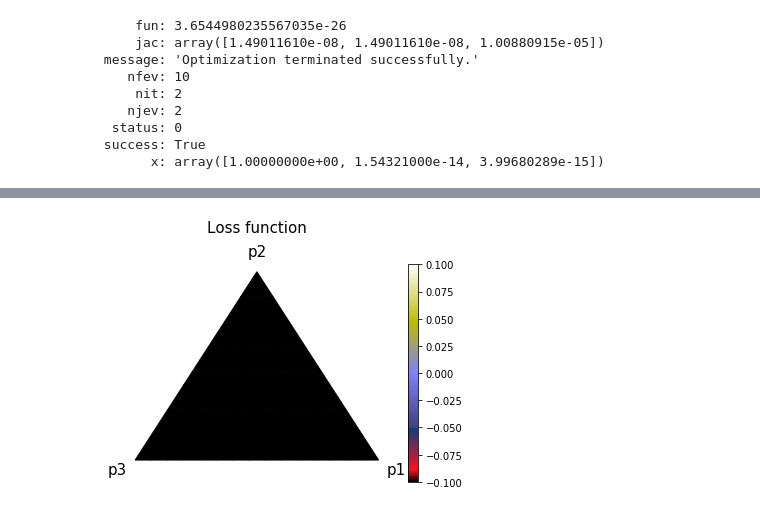
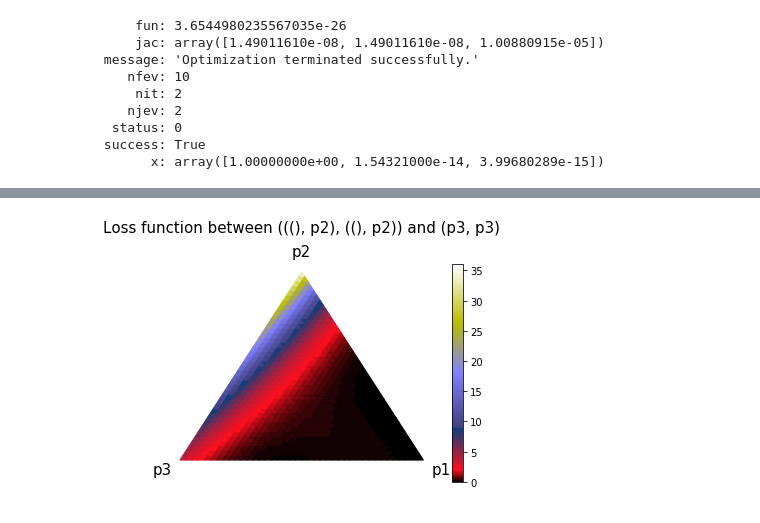
Before and after one commit to lucieperrotta/DCML, a Jupyter notebook: Pipeline.ipynb, the cells around one changed output, grey strips where cells are left out. Cells and saved outputs as stored; diff of their text form; code cells hidden in the pictures.

```diff
--- a/Pipeline.ipynb
+++ b/Pipeline.ipynb
@@ -395,0 +398,9 @@ minimize(cost_f2, x0, bounds=bnds, constraints=cons)
+# %%
+# templates have to be set as global variables (since they're not to be minimized)
+def cost_f(p):
+    p1=p[0]
+    p2=p[1]
+    p3=p[2]
+    return ( (template2entropy_f[template1](p1, p2, p3) - template2entropy_f[template2](p1, p2, p3))**2
+            + (template2ENB_f[template1](p1, p2, p3) - template2ENB_f[template2](p1, p2, p3))**2
+            + (p1+p2+p3-1)**2 )
@@ -396,27 +429,26 @@ minimize(cost_f2, x0, bounds=bnds, constraints=cons)
 # %%
 #Graph for the loss function
 import ternary
 from ternary.helpers import simplex_iterator
-scale = 15
+scale = 40
 def generate_heatmap_data(scale=scale):
     d = dict()
     for (i, j, k) in simplex_iterator(scale):
-        d[(i, j, k)] = cost_f2([i/scale,j/scale,k/scale])
+        d[(i, j, k)] = cost_f([i/scale,j/scale,k/scale])
     return d
 
 data = generate_heatmap_data(scale)
 figure, tax = ternary.figure(scale=scale)
 tax.heatmap(data, style="triangular", cmap=plt.cm.gist_stern)
 #tax.boundary()
 fontsize = 15
-tax.set_title("Loss function", fontsize=fontsize,y=1.12)
+tax.set_title(f"Loss function between {template1} and {template2}", fontsize=fontsize,y=1.12)
 tax.left_corner_label("p3", fontsize=fontsize)
 tax.right_corner_label("p1", fontsize=fontsize)
 tax.top_corner_label("p2", fontsize=fontsize)
 plt.axis('off')
 plt.savefig("graphs/loss", dpi=400, bbox_inches='tight')
 plt.plot()
-
 plt.show()
 # %% [output]
-[figure, old version]
+[figure, new version]
```
Also changed, not shown: parts of 3 cells of this notebook, 1 other file.
